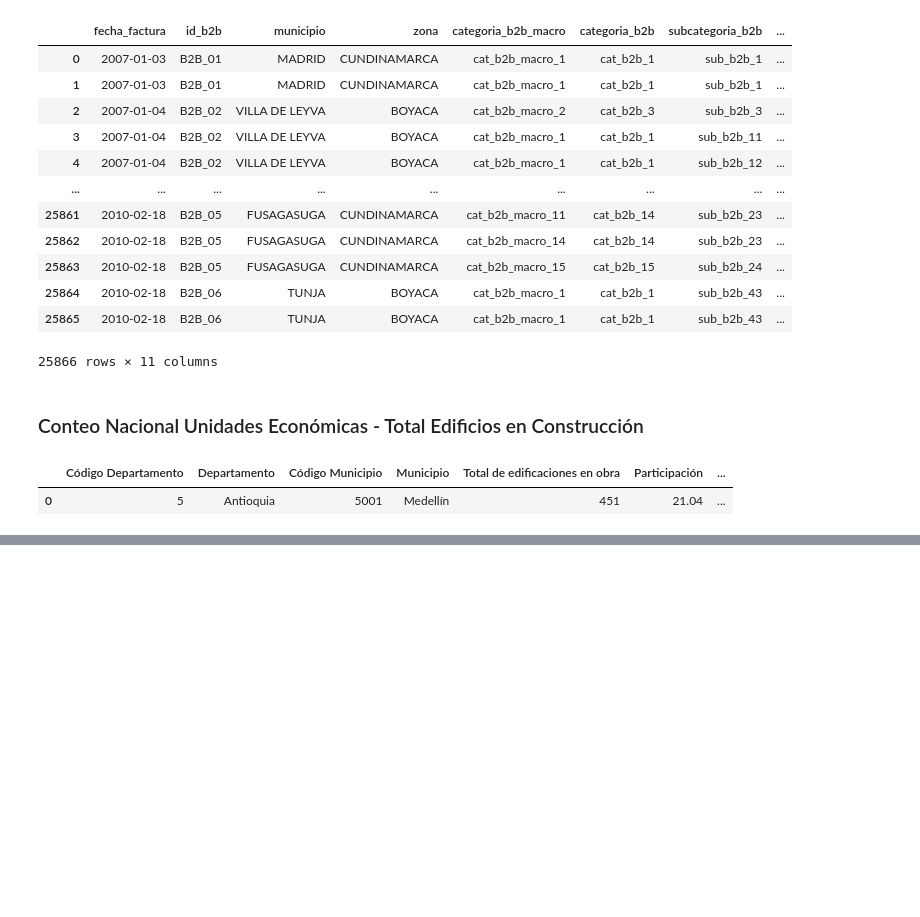
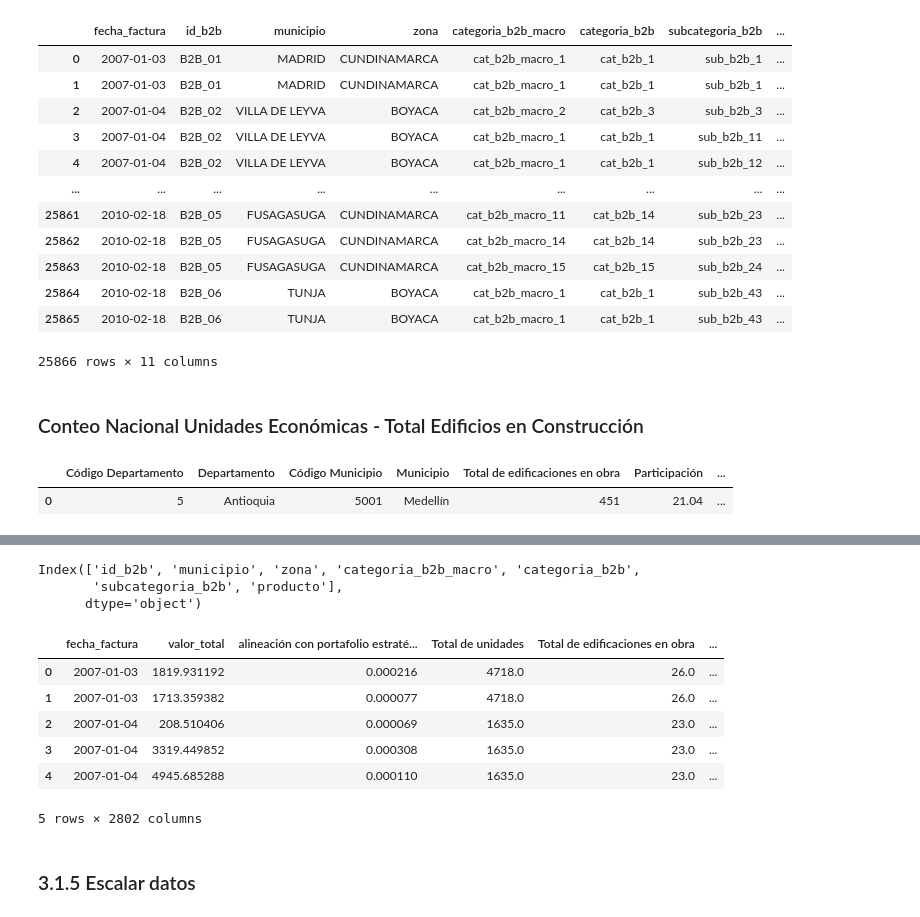
Before and after one commit to VVDataInsights/Reto_Corona, a Jupyter notebook: modeloB2B.ipynb, the cells around one changed output, grey strips where cells are left out. Drawn from its saved outputs; the diff is of its cells as text; code cells hidden in the pictures; blank space fills up the shorter version.

```diff
--- a/modeloB2B.ipynb
+++ b/modeloB2B.ipynb
@@ -774,0 +775,2 @@ df_B2B.sample(10)
+# %%
+df_modified = df_B2B.copy()
@@ -774,0 +802,20 @@ df_B2B.sample(10)
+# %%
+atributosCat = df_modified.select_dtypes(include=[object]).columns
+atributosCat
+# %% [output]
+Index(['id_b2b', 'municipio', 'zona', 'categoria_b2b_macro', 'categoria_b2b',
+       'subcategoria_b2b', 'producto'],
+      dtype='object')
+# %%
+df_encoded = pd.get_dummies(df_modified, columns=atributosCat, drop_first=False)
+df_encoded.head()
+# %% [output]
+|  | fecha_factura | valor_total | alineación con portafolio estraté... | Total de unidades | Total de edificaciones en obra | ... |
+| 0 | 2007-01-03 | 1819.931192 | 0.000216 | 4718.0 | 26.0 | ... |
+| 1 | 2007-01-03 | 1713.359382 | 0.000077 | 4718.0 | 26.0 | ... |
+| 2 | 2007-01-04 | 208.510406 | 0.000069 | 1635.0 | 23.0 | ... |
+| 3 | 2007-01-04 | 3319.449852 | 0.000308 | 1635.0 | 23.0 | ... |
+| 4 | 2007-01-04 | 4945.685288 | 0.000110 | 1635.0 | 23.0 | ... |
+5 rows × 2802 columns
+# %% [markdown]
+### 3.1.5 Escalar datos
```
Also changed, not shown: parts of 42 cells of this notebook, 2 other files.
